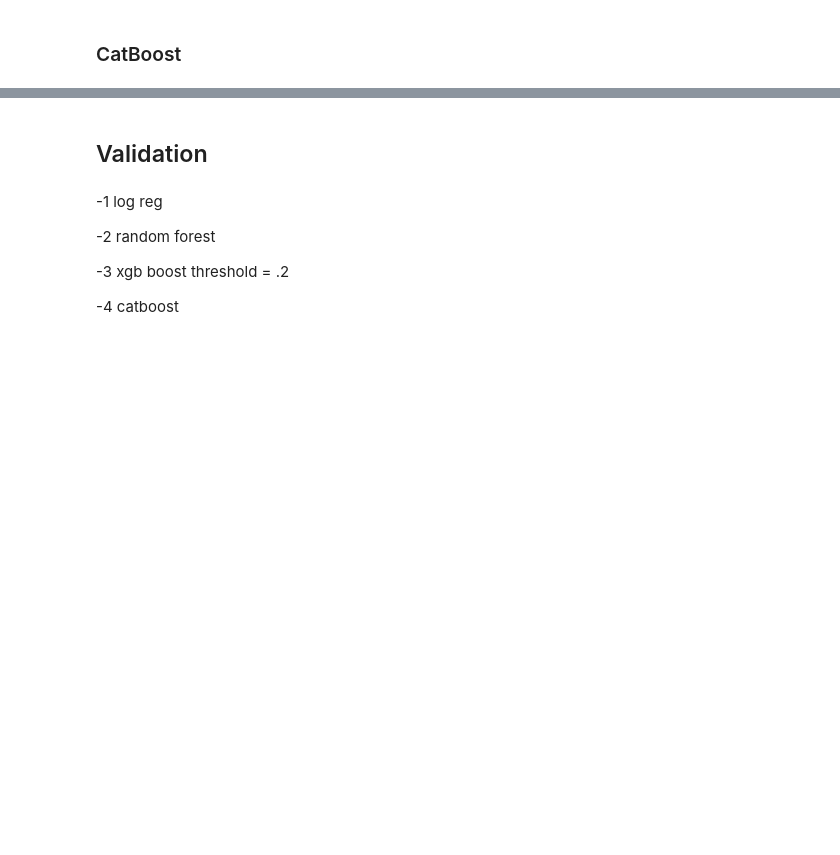
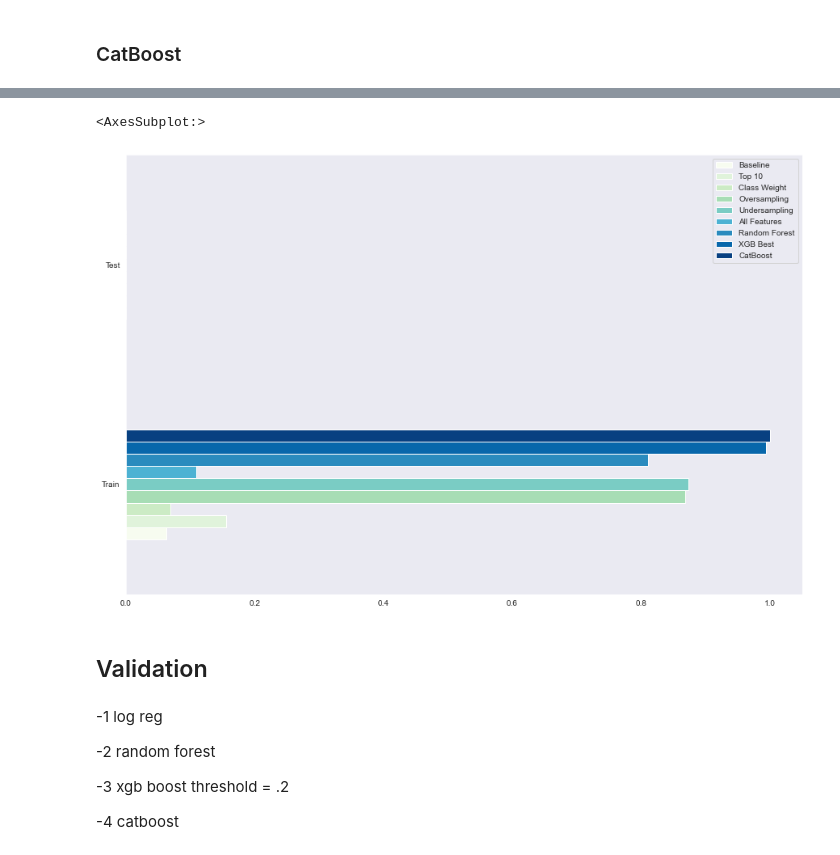
Before and after one commit to erin-vu/Bankruptcy-Prediction-in-Taiwan, a Jupyter notebook: main modelling notebook.ipynb, the cells around one changed output, grey strips where cells are left out. Cells and saved outputs as stored; diff of their text form; code cells hidden in the pictures; blank space fills up the shorter version.

```diff
--- a/main modelling notebook.ipynb
+++ b/main modelling notebook.ipynb
@@ -1186,0 +1231,4 @@ f1_scores['cat'] = f1_score(y_train, cat_gsCV.predict(X_train_top_10))
+# %%
+recall_score_best_cat_pipe = recall_score(y_train, best_cat_pipe.predict(X_train_top_10))
+recall_scores['CatBoost'] = {'Train':recall_score_best_cat_pipe, 'Test':0}
+recall_scores
@@ -1187,3 +1305,9 @@ f1_scores['cat'] = f1_score(y_train, cat_gsCV.predict(X_train_top_10))
+# %%
+recall_df = pd.DataFrame(recall_scores)
+recall_df.plot(kind='barh', figsize=(15,10), colormap='GnBu')
+# %% [output]
+<AxesSubplot:>
+[figure, added]
 # %% [markdown]
 ## Validation
 # %% [markdown]
```
Also changed, not shown: parts of 131 cells of this notebook, 4 other files.
